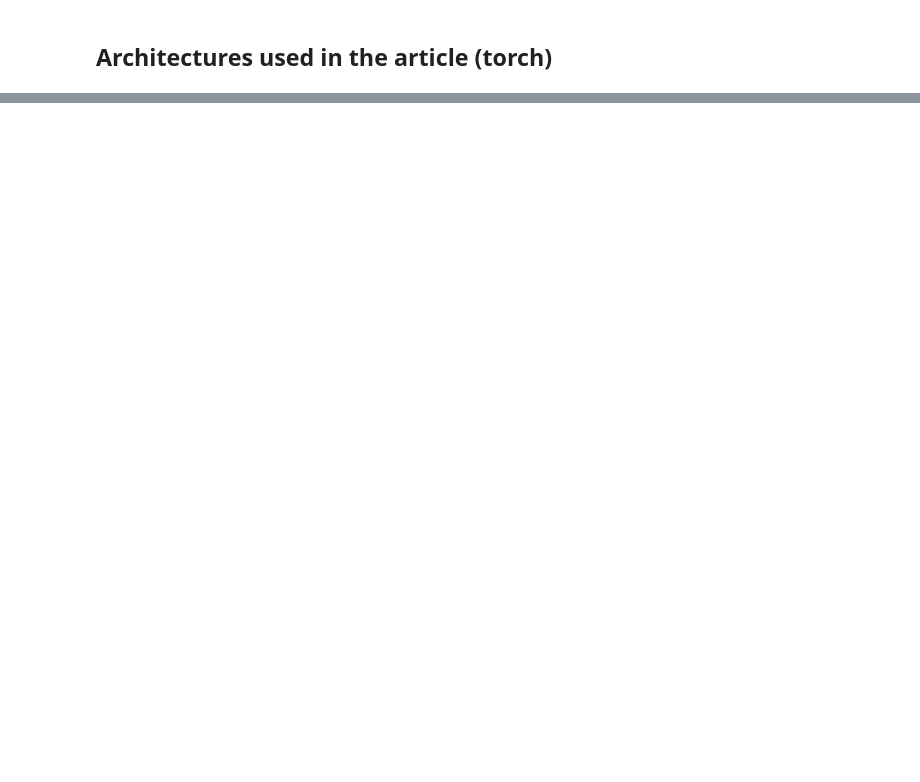
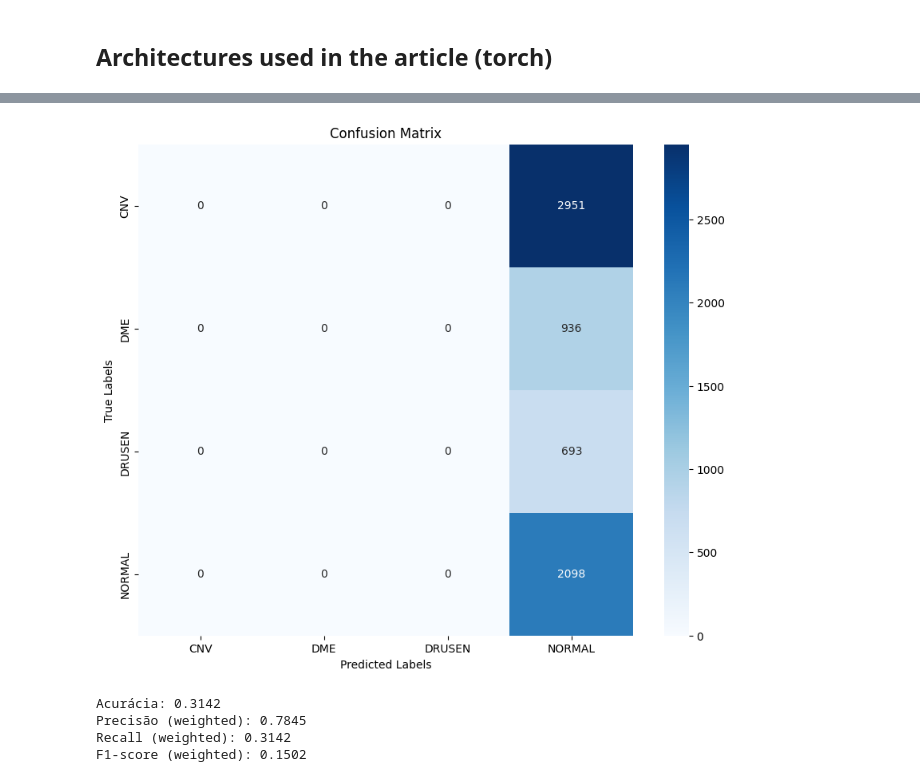
Before and after one commit to myller-silva/PDI-Project, a Jupyter notebook: pdi-project.ipynb, the cells around one changed output, grey strips where cells are left out. Saved outputs shown, nothing was run; the diff lists cells and outputs as text; code cells hidden in the pictures; blank space fills up the shorter version.

```diff
--- a/pdi-project.ipynb
+++ b/pdi-project.ipynb
@@ -494,0 +573,54 @@ F1-score (weighted): 0.6017
+# %%
+import torch
+import seaborn as sns
+import matplotlib.pyplot as plt
+from tqdm import tqdm  # Importar tqdm para a barra de progresso
+
+# Avaliação do modelo no conjunto de teste
+model.eval()  # Coloca o modelo em modo de avaliação
+all_preds = []
+all_labels = []
+
+# Barra de progresso para o loop de inferência no conjunto de teste
+with torch.no_grad():  # Desabilitar o cálculo de gradiente para economizar memória
+    for inputs, labels in tqdm(test_loader, desc="Test Progress", leave=False):
+        inputs, labels = inputs.to(device), labels.to(device)
+
+        outputs = model(inputs)
+        _, preds = torch.max(outputs, 1)  # Obter as previsões
+        all_preds.extend(preds.cpu().numpy())  # Armazenar previsões
+        all_labels.extend(labels.cpu().numpy())  # Armazenar rótulos verdadeiros
+# %%
+from sklearn.metrics import confusion_matrix
+# Gerar a matriz de confusão
+conf_matrix = confusion_matrix(all_labels, all_preds)
+
+# Exibir a matriz de confusão
+plt.figure(figsize=(10, 8))
+sns.heatmap(conf_matrix, annot=True, fmt='d', cmap='Blues',
+           xticklabels=dataset.classes, yticklabels=dataset.classes)
+plt.ylabel('True Labels')
+plt.xlabel('Predicted Labels')
+plt.title('Confusion Matrix')
+plt.show()
+# %% [output]
+[figure, added]
+# %%
+from sklearn.metrics import accuracy_score, precision_score, recall_score, f1_score, roc_auc_score
+
+# Calcular acurácia
+accuracy = accuracy_score(all_labels, all_preds)
+print(f"Acurácia: {accuracy:.4f}")
+
+# Calcular precisão, recall e F1-score (para cada classe e média ponderada)
+precision = precision_score(all_labels, all_preds, average='weighted', zero_division=1)
+recall = recall_score(all_labels, all_preds, average='weighted', zero_division=1)
+f1 = f1_score(all_labels, all_preds, average='weighted', zero_division=1)
+print(f"Precisão (weighted): {precision:.4f}")
+print(f"Recall (weighted): {recall:.4f}")
+print(f"F1-score (weighted): {f1:.4f}")
+# %% [output]
+Acurácia: 0.3142
+Precisão (weighted): 0.7845
+Recall (weighted): 0.3142
+F1-score (weighted): 0.1502
```
Also changed, not shown: parts of 25 cells of this notebook.
